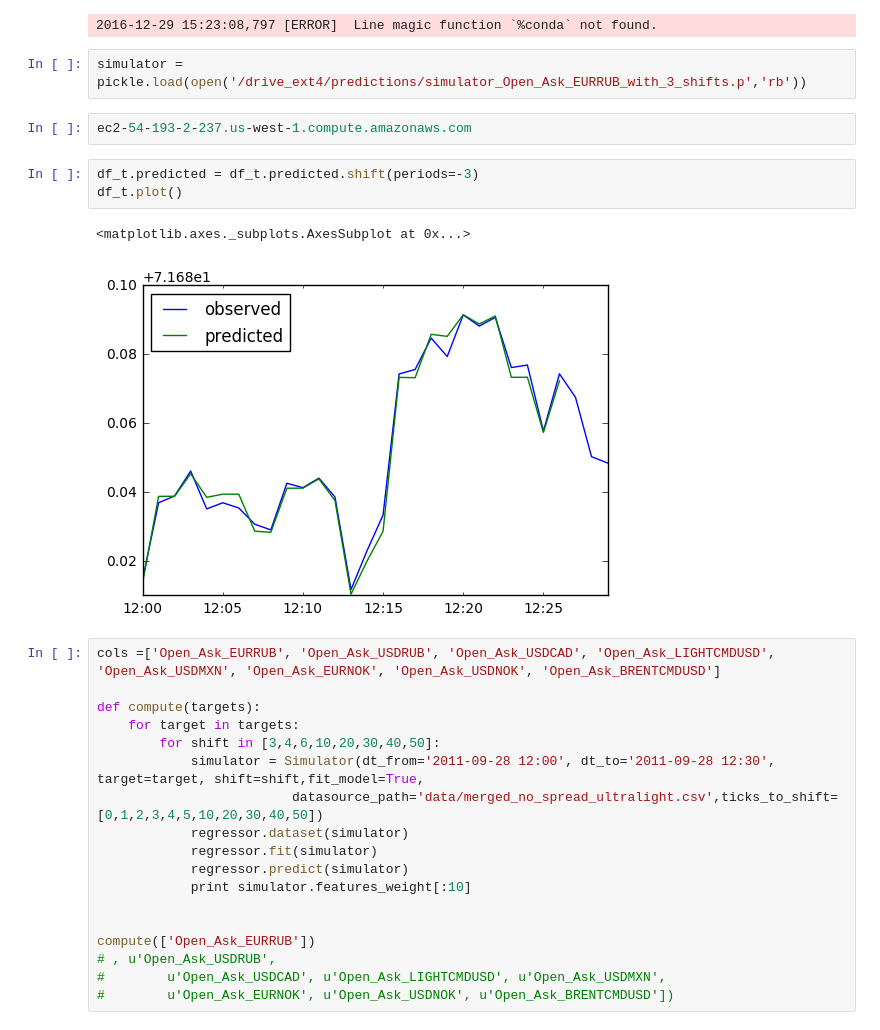
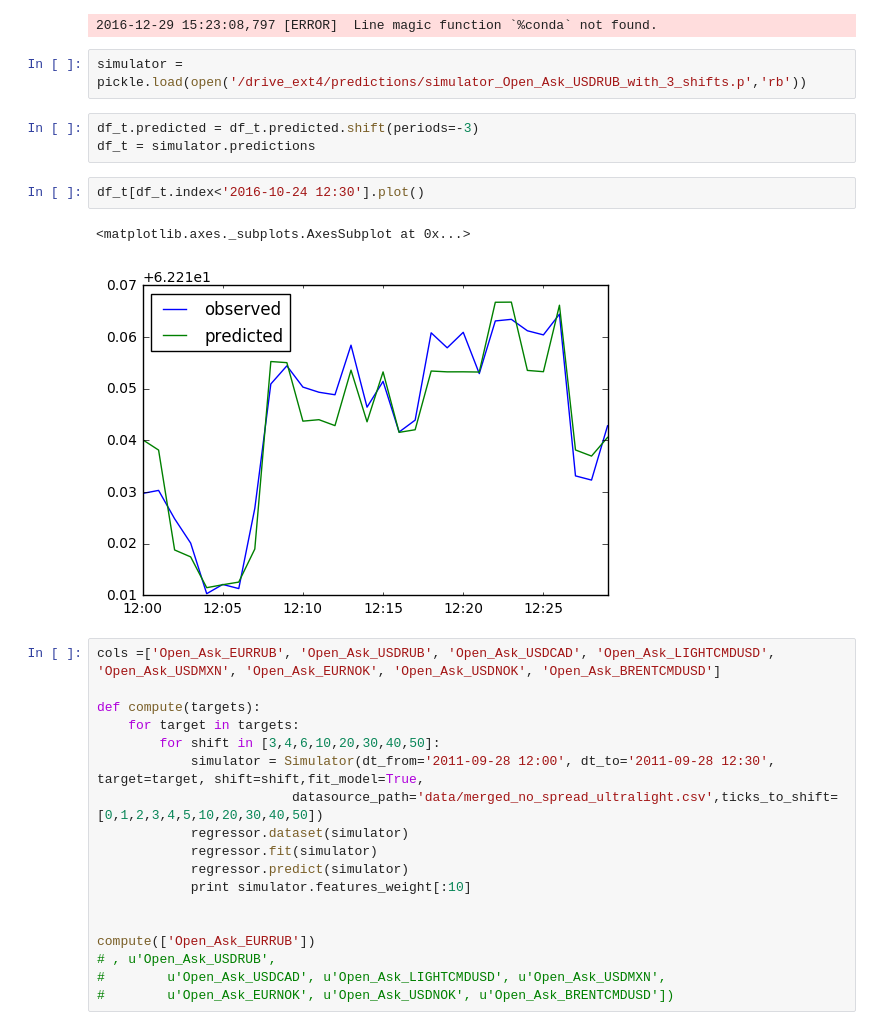
Before and after one commit to clementlefevre/Wolf-of-Mauer-Park, a Jupyter notebook: overview.ipynb, the cells around one changed output. Cells and saved outputs as stored; diff of their text form.

Commit message:
fix shifted

```diff
--- a/overview.ipynb
+++ b/overview.ipynb
@@ -17,15 +17,15 @@ import datetime
 # %% [output]
 2016-12-29 15:23:08,797 [ERROR]  Line magic function `%conda` not found.
 # %%
-simulator = pickle.load(open('/drive_ext4/predictions/simulator_Open_Ask_EURRUB_with_3_shifts.p','rb'))
+simulator = pickle.load(open('/drive_ext4/predictions/simulator_Open_Ask_USDRUB_with_3_shifts.p','rb'))
-# %%
-ec2-54-193-2-237.us-west-1.compute.amazonaws.com
 # %%
 df_t.predicted = df_t.predicted.shift(periods=-3)
-df_t.plot()
+df_t = simulator.predictions
-# %% [output]
-<matplotlib.axes._subplots.AxesSubplot at 0x...>
-[figure, removed]
+# %%
+df_t[df_t.index<'2016-10-24 12:30'].plot()
+# %% [output]
+<matplotlib.axes._subplots.AxesSubplot at 0x...>
+[figure, added]
 # %%
 cols =['Open_Ask_EURRUB', 'Open_Ask_USDRUB', 'Open_Ask_USDCAD', 'Open_Ask_LIGHTCMDUSD', 'Open_Ask_USDMXN', 'Open_Ask_EURNOK', 'Open_Ask_USDNOK', 'Open_Ask_BRENTCMDUSD']
 
```
Also changed, not shown: 3 other files.
